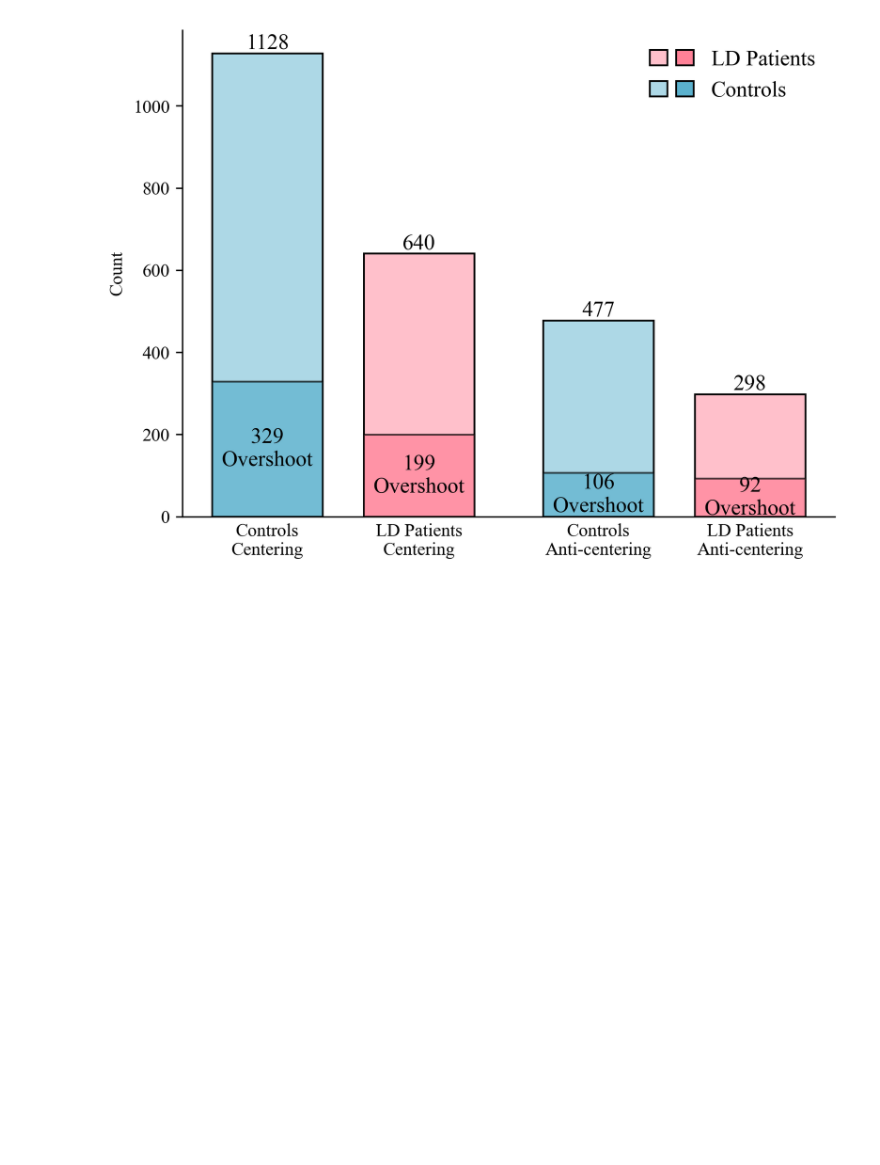
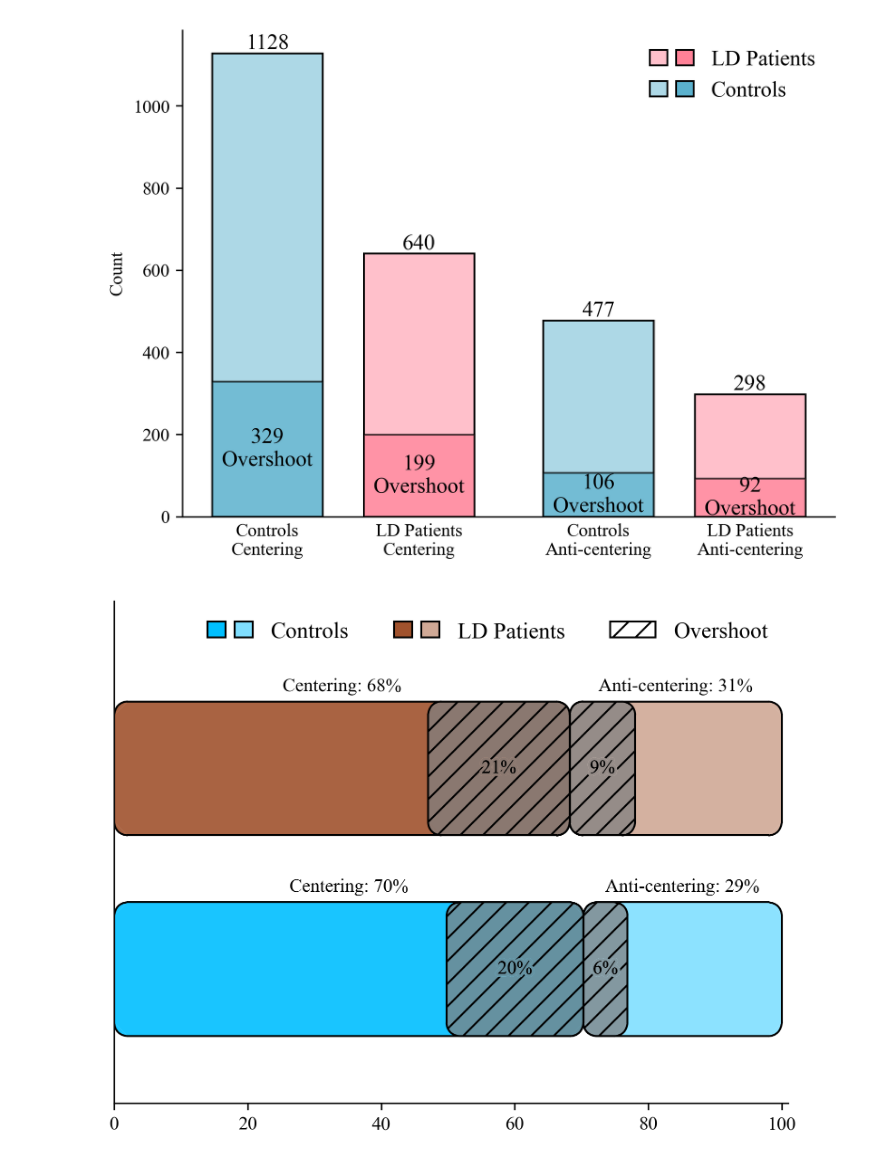
Before and after one commit to SpeechNeuroscienceLab/centering-audio, a Jupyter notebook: interactive_analysis.ipynb, the cells around one changed output. Cells and saved outputs as stored; diff of their text form; code cells hidden in the pictures; blank space fills up the shorter version.

Commit message:
Curved frequency distribution bars

```diff
--- a/interactive_analysis.ipynb
+++ b/interactive_analysis.ipynb
@@ -250,3 +250,41 @@ centering_dataset = output_dataset[output_dataset["Centering Class"] == "Centeri
 # %% [output]
 [figure]
 [figure]
+# %%
+importlib.reload(figure)
+
+output_dataset = pd.read_csv(CACHE_PATH / "peripheral_dataset.csv")
+output_dataset["Centering Class"] = (output_dataset["Centering (Cents)"]
+                                     .apply(lambda x: "Centering" if x > 0 else "Anti-centering"))
+output_dataset["Overshoot"] = np.abs(output_dataset["Pitch Movement"]) > np.abs(output_dataset["Centering (Cents)"])
+
+fig, ax = plt.subplots(1, 1, dpi=300)
+figure.group_class_percentage_comparison(output_dataset, fig,
+                          plot_settings | {
+                                    "plot_order": ["Controls", "LD Patients"],
+                                    "colormap": {
+                                         "LD Patients": {
+                                            "Centering": figure.lighten_color(to_rgb("sienna"), 0),
+                                            "Anti-centering": figure.lighten_color(to_rgb("sienna"), 0.5)
+                                        },
+                                        "Controls": {
+                                            "Centering": figure.lighten_color(to_rgb("deepskyblue"), 0),
+                                            "Anti-centering": figure.lighten_color(to_rgb("deepskyblue"), 0.5)
+                                        },
+                                    },
+                                    "group_spacing": 0.5,
+                                    "border_radius": (2, 0.1),
+                                    "secondary_hatch": "//",
+                                    "opacity": {
+                                        "primary": 0.9,
+                                        "secondary": 0.75
+                                    },
+                                    "text_spacing": 0.05,
+                                },
+                          )
+ax.set_ylim((-0.5, 3.25))
+ax.set_xlim((0, 101))
+
+plt.savefig("/Users/anantajit/Downloads/figure.png")
+# %% [output]
+[figure, added]
```
Also changed, not shown: 1 other file.
